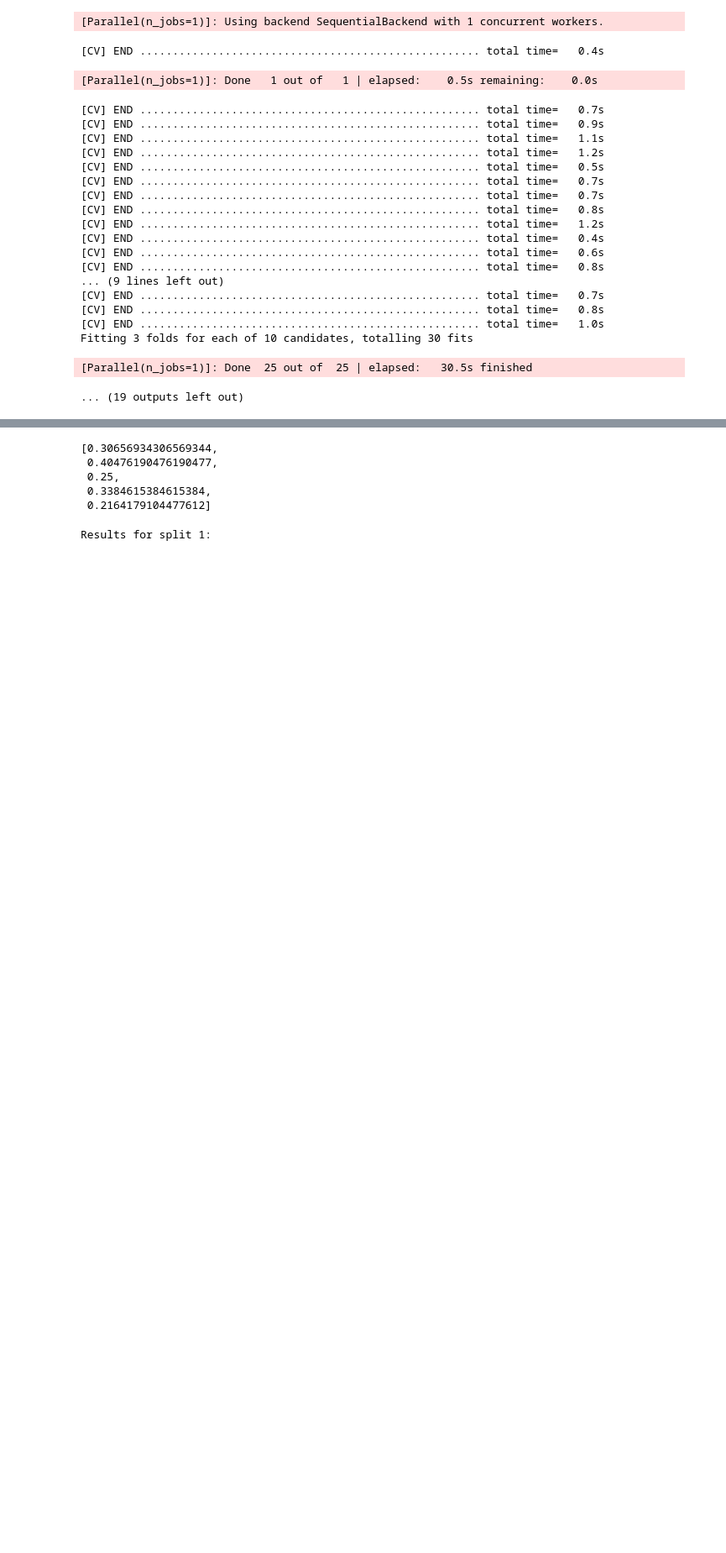
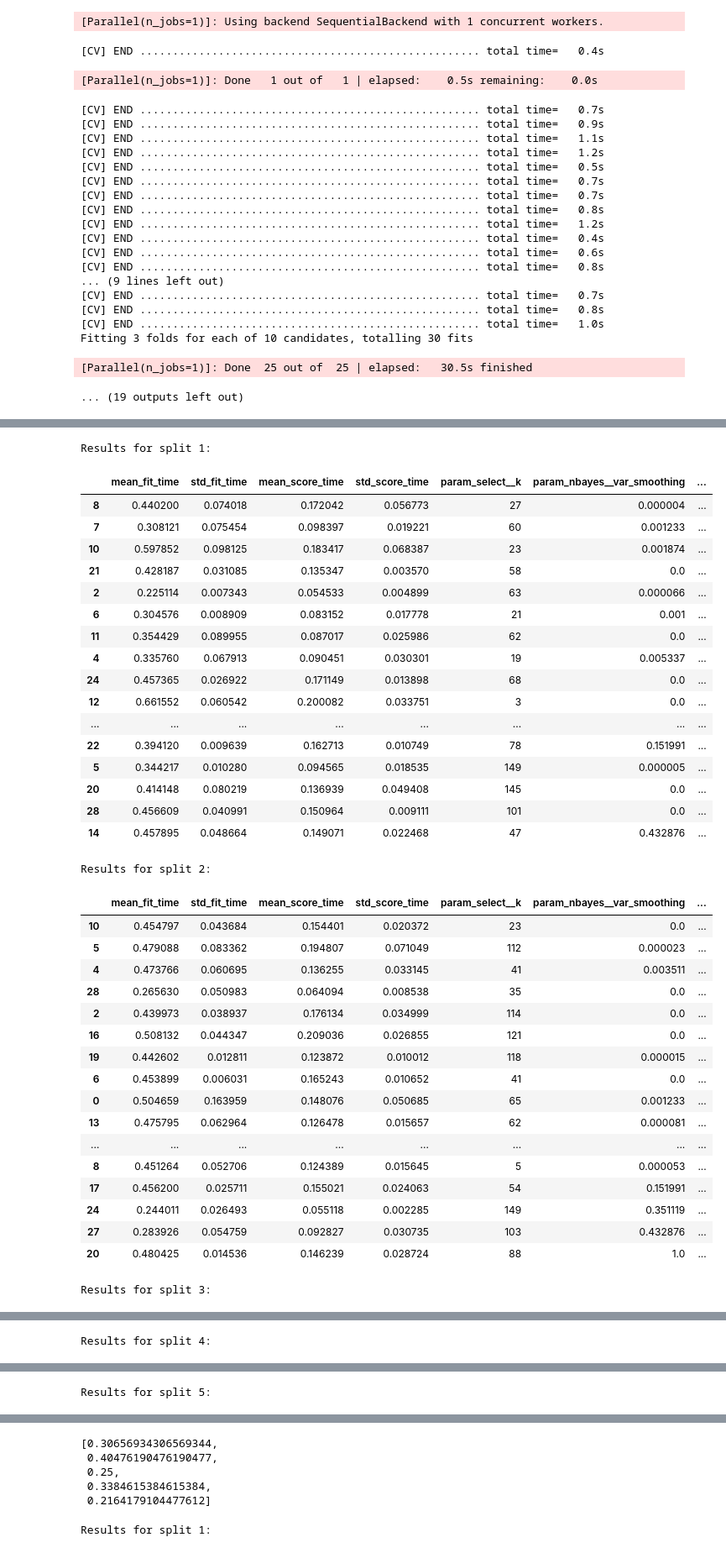
Before and after one commit to pienvangastel/tm10007_ml_group3, a Jupyter notebook: assignment_ordered.ipynb, the cells around one changed output, grey strips where cells are left out. Shown at 84% size. Drawn from its saved outputs; the diff is of its cells as text; code cells hidden in the pictures; blank space fills up the shorter version.

```diff
--- a/assignment_ordered.ipynb
+++ b/assignment_ordered.ipynb
@@ -269,18 +269,11 @@ for i, (train_index, test_index) in enumerate(rs.split(X, y)):
     X_test = X.iloc[test_index]
     y_test = y[test_index]
 
-# we dachten PCA scatterplots van verschillende data toevoegen in subplot
-    #pca = decomposition.PCA(n_components=3)
-    #pca.fit(X_scaled)
-    #X_pca = pca.transform(X_scaled)
-    #ax = plt.subplot(3, 2, n + 1)
-    #seaborn.scatterplot(x=X_pca[:, 0], y=X_pca[:, 1], hue=y_train, ax=ax)
-
     # Preprocessing
     scaler = StandardScaler()
     naive_bayes = GaussianNB()
     pca = PCA()
-    selector = SelectKBest(chi2)
+    selector = SelectKBest()
 
     # Pipeline
     # Extra stap in de pipeline is nu de selector, PCA is uit de pipeline
@@ -295,8 +288,6 @@ for i, (train_index, test_index) in enumerate(rs.split(X, y)):
     random_grid = {'nbayes__var_smoothing': var_smoothing,
     'select__k': k_select}
 
-    #parameters = {'random_forest__n_estimators': [50, 100, 200], 'random_forest__max_features': ['sqrt', 'log2'], 'random_forest__min_samples_leaf': [1,3,5]}
-
     # Hoeveel iteraties willen we?
     search = RandomizedSearchCV(pipe, random_grid, cv=3, scoring = 'f1', verbose=2, n_iter= 30)
     search.fit(X_train, y_train)
@@ -390,0 +556,13 @@ Fitting 3 folds for each of 10 candidates, totalling 30 fits
+# %%
+from IPython.display import display
+# Denk een goede om van de 5 loops met verschillende test-train split de cv_results overzichtelijk te laten zien;
+# dan krijgen we inzicht in welke hyperparameters betere en minder goed werken; hier begin gemaakt maar hadden geen tijd om het af te maken
+import pandas as pd
+for i, clf in enumerate(fitted_clf_list):
+    print(f'Results for split {i+1}:')
+    param_df = pd.DataFrame(clf.cv_results_)
+
+    cols = [c for c in param_df.columns if c.lower()[:5] != 'split']
+
+    param_df = param_df[cols].sort_values(by='rank_test_score')
+    display(param_df)
@@ -390,0 +778,52 @@ Fitting 3 folds for each of 10 candidates, totalling 30 fits
+# %%
+# variabiliteit is heeel groot tussen de verschillende test-train splits; hoe komt dat? Hij lijkt niet stabiel.
+from IPython.display import display
+# Denk een goede om van de 5 loops met verschillende test-train split de cv_results overzichtelijk te laten zien;
+# dan krijgen we inzicht in welke hyperparameters betere en minder goed werken; hier begin gemaakt maar hadden geen tijd om het af te maken
+import pandas as pd
+for i, clf in enumerate(fitted_clf_list):
+    print(f'Results for split {i+1}:')
+    param_df = pd.DataFrame(clf.cv_results_)
+
+    cols = [c for c in param_df.columns if c.lower()[:5] != 'split']
+
+    param_df = param_df[cols].sort_values(by='rank_test_score')
+    display(param_df)
+# %% [output]
+Results for split 1:
+|  | mean_fit_time | std_fit_time | mean_score_time | std_score_time | param_select__k | param_nbayes__var_smoothing | ... |
+| 8 | 0.440200 | 0.074018 | 0.172042 | 0.056773 | 27 | 0.000004 | ... |
+| 7 | 0.308121 | 0.075454 | 0.098397 | 0.019221 | 60 | 0.001233 | ... |
+| 10 | 0.597852 | 0.098125 | 0.183417 | 0.068387 | 23 | 0.001874 | ... |
+| 21 | 0.428187 | 0.031085 | 0.135347 | 0.003570 | 58 | 0.0 | ... |
+| 2 | 0.225114 | 0.007343 | 0.054533 | 0.004899 | 63 | 0.000066 | ... |
+| 6 | 0.304576 | 0.008909 | 0.083152 | 0.017778 | 21 | 0.001 | ... |
+| 11 | 0.354429 | 0.089955 | 0.087017 | 0.025986 | 62 | 0.0 | ... |
+| 4 | 0.335760 | 0.067913 | 0.090451 | 0.030301 | 19 | 0.005337 | ... |
+| 24 | 0.457365 | 0.026922 | 0.171149 | 0.013898 | 68 | 0.0 | ... |
+| 12 | 0.661552 | 0.060542 | 0.200082 | 0.033751 | 3 | 0.0 | ... |
+| ... | ... | ... | ... | ... | ... | ... | ... |
+| 22 | 0.394120 | 0.009639 | 0.162713 | 0.010749 | 78 | 0.151991 | ... |
+| 5 | 0.344217 | 0.010280 | 0.094565 | 0.018535 | 149 | 0.000005 | ... |
+| 20 | 0.414148 | 0.080219 | 0.136939 | 0.049408 | 145 | 0.0 | ... |
+| 28 | 0.456609 | 0.040991 | 0.150964 | 0.009111 | 101 | 0.0 | ... |
+| 14 | 0.457895 | 0.048664 | 0.149071 | 0.022468 | 47 | 0.432876 | ... |
+Results for split 2:
+|  | mean_fit_time | std_fit_time | mean_score_time | std_score_time | param_select__k | param_nbayes__var_smoothing | ... |
+| 10 | 0.454797 | 0.043684 | 0.154401 | 0.020372 | 23 | 0.0 | ... |
+| 5 | 0.479088 | 0.083362 | 0.194807 | 0.071049 | 112 | 0.000023 | ... |
+| 4 | 0.473766 | 0.060695 | 0.136255 | 0.033145 | 41 | 0.003511 | ... |
+| 28 | 0.265630 | 0.050983 | 0.064094 | 0.008538 | 35 | 0.0 | ... |
+| 2 | 0.439973 | 0.038937 | 0.176134 | 0.034999 | 114 | 0.0 | ... |
+| 16 | 0.508132 | 0.044347 | 0.209036 | 0.026855 | 121 | 0.0 | ... |
+| 19 | 0.442602 | 0.012811 | 0.123872 | 0.010012 | 118 | 0.000015 | ... |
+| 6 | 0.453899 | 0.006031 | 0.165243 | 0.010652 | 41 | 0.0 | ... |
+| 0 | 0.504659 | 0.163959 | 0.148076 | 0.050685 | 65 | 0.001233 | ... |
+| 13 | 0.475795 | 0.062964 | 0.126478 | 0.015657 | 62 | 0.000081 | ... |
+| ... | ... | ... | ... | ... | ... | ... | ... |
+| 8 | 0.451264 | 0.052706 | 0.124389 | 0.015645 | 5 | 0.000053 | ... |
+| 17 | 0.456200 | 0.025711 | 0.155021 | 0.024063 | 54 | 0.151991 | ... |
+| 24 | 0.244011 | 0.026493 | 0.055118 | 0.002285 | 149 | 0.351119 | ... |
+| 27 | 0.283926 | 0.054759 | 0.092827 | 0.030735 | 103 | 0.432876 | ... |
+| 20 | 0.480425 | 0.014536 | 0.146239 | 0.028724 | 88 | 1.0 | ... |
+Results for split 3:
@@ -390,0 +847 @@ Fitting 3 folds for each of 10 candidates, totalling 30 fits
+Results for split 4:
@@ -390,0 +865 @@ Fitting 3 folds for each of 10 candidates, totalling 30 fits
+Results for split 5:
```
Also changed, not shown: parts of 15 cells of this notebook.
